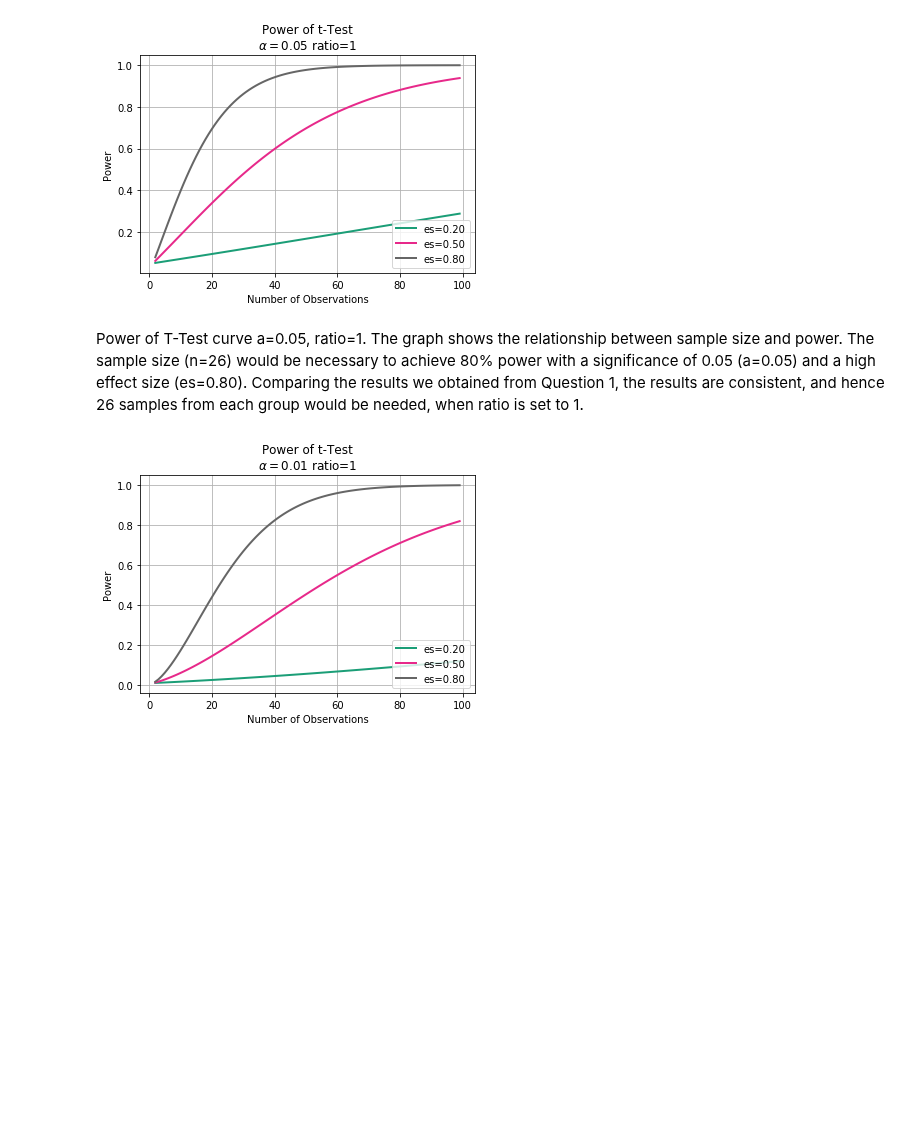
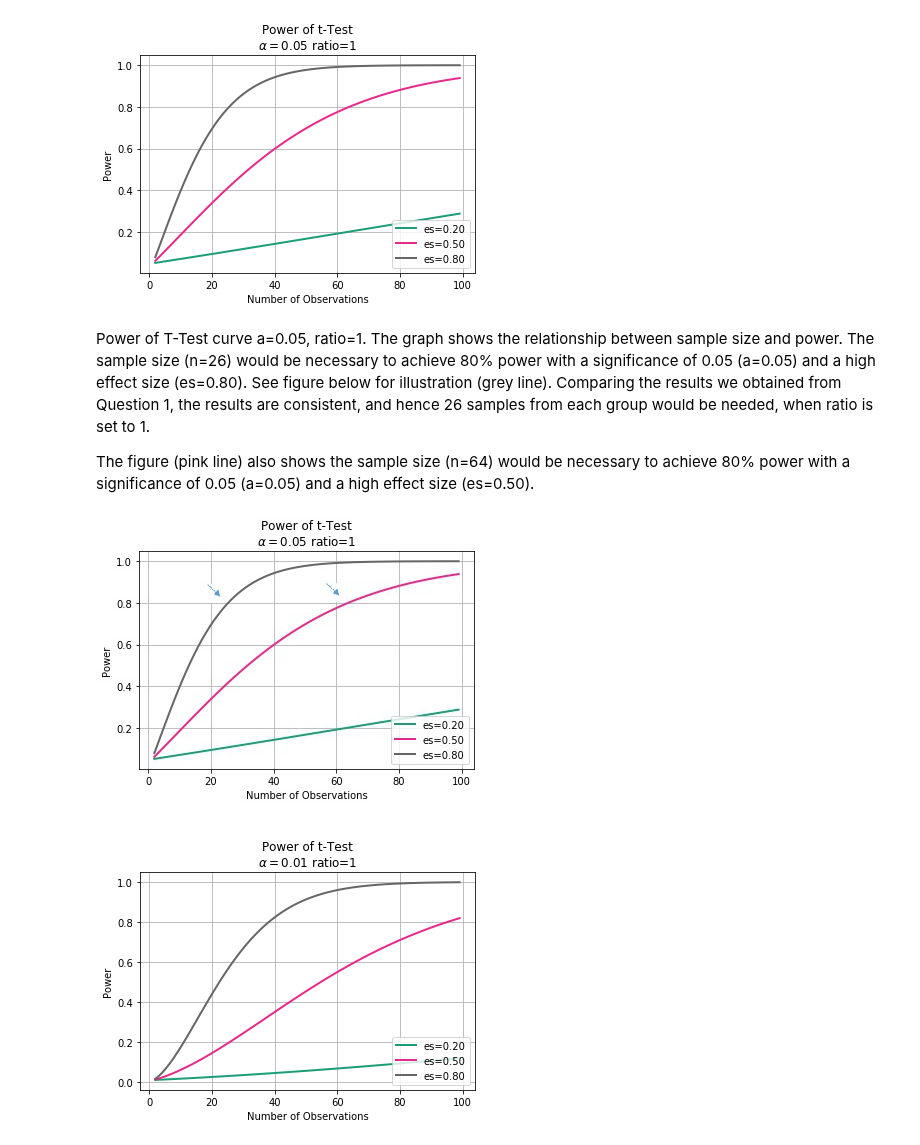
Before and after one commit to gcosma/DeepLearningTutorials, a Jupyter notebook: PySampleSize&PowerCalculator.ipynb, the cells around one changed output. Cells and saved outputs as stored; diff of their text form; code cells hidden in the pictures; blank space fills up the shorter version.

```diff
--- a/PySampleSize&PowerCalculator.ipynb
+++ b/PySampleSize&PowerCalculator.ipynb
@@ -152,7 +152,14 @@ pyplot.show()
 # %% [output]
 [figure]
 # %% [markdown]
-Power of T-Test curve a=0.05, ratio=1. The graph shows the relationship between sample size and power. The sample size (n=26) would be necessary to achieve 80% power with a significance of 0.05 (a=0.05) and a high effect size (es=0.80). Comparing the results we obtained from Question 1, the results are consistent, and hence 26 samples from each group would be needed, when ratio is set to 1.
+Power of T-Test curve a=0.05, ratio=1. The graph shows the relationship between sample size and power. The sample size (n=26) would be necessary to achieve 80% power with a significance of 0.05 (a=0.05) and a high effect size (es=0.80). See figure below for illustration (grey line). Comparing the results we obtained from Question 1, the results are consistent, and hence 26 samples from each group would be needed, when ratio is set to 1.
+
+The figure (pink line) also shows the sample size (n=64) would be necessary to achieve 80% power with a significance of 0.05 (a=0.05) and a high effect size (es=0.50).
+# %%
+path="/content/drive/My Drive/Colab Notebooks/PowerAnalysis/images/graphann.jpg"
+display(Image.open(path))
+# %% [output]
+[figure, added]
 # %%
 # Calculate power curves from multiple power analyses
 # Assume a significance (alpha value) of a=0.01 and explore the change in sample size between 2 and 100 with low (es=0.2), medium (es=0.5), and high effect (es=0.8)sizes.
```
Also changed, not shown: parts of 2 cells of this notebook.
